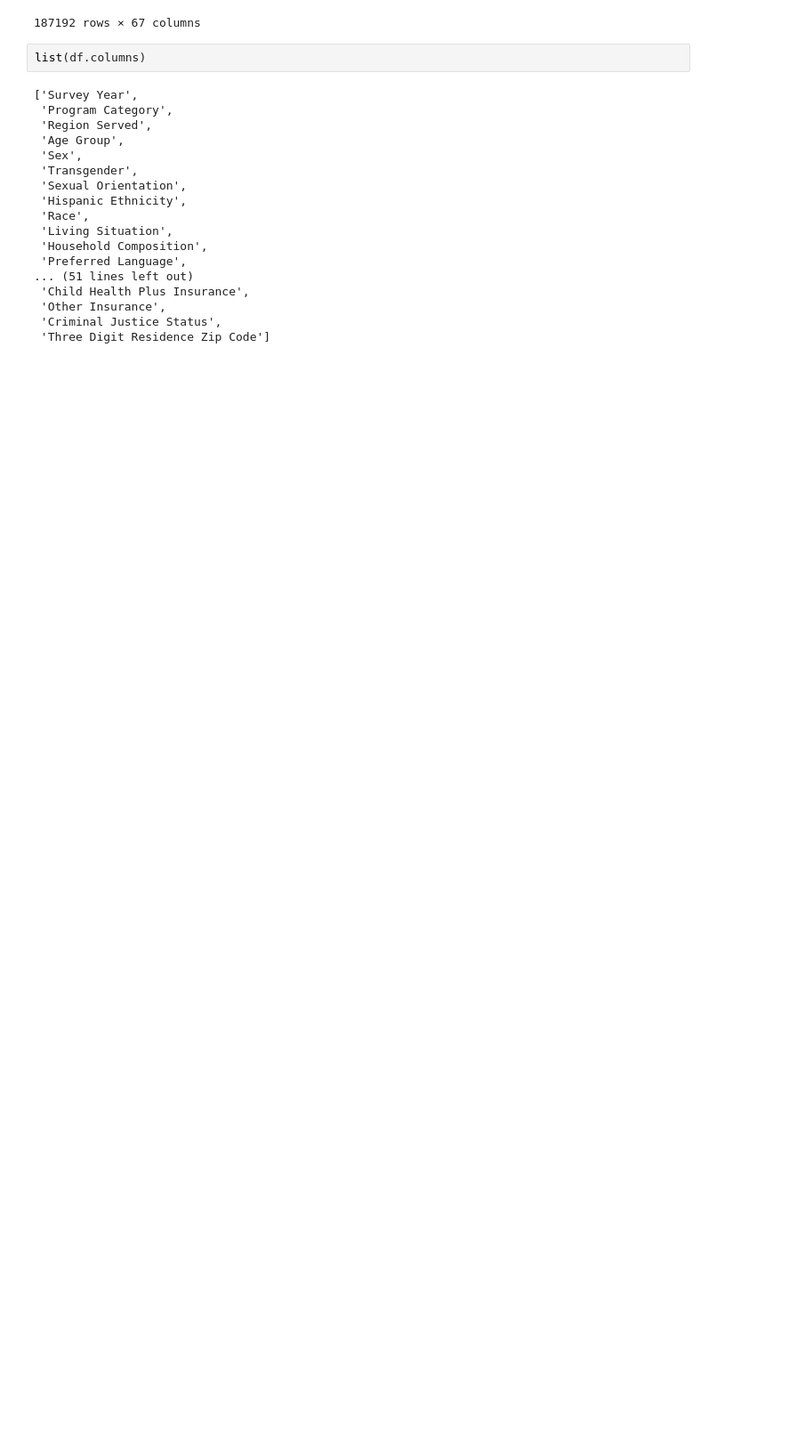
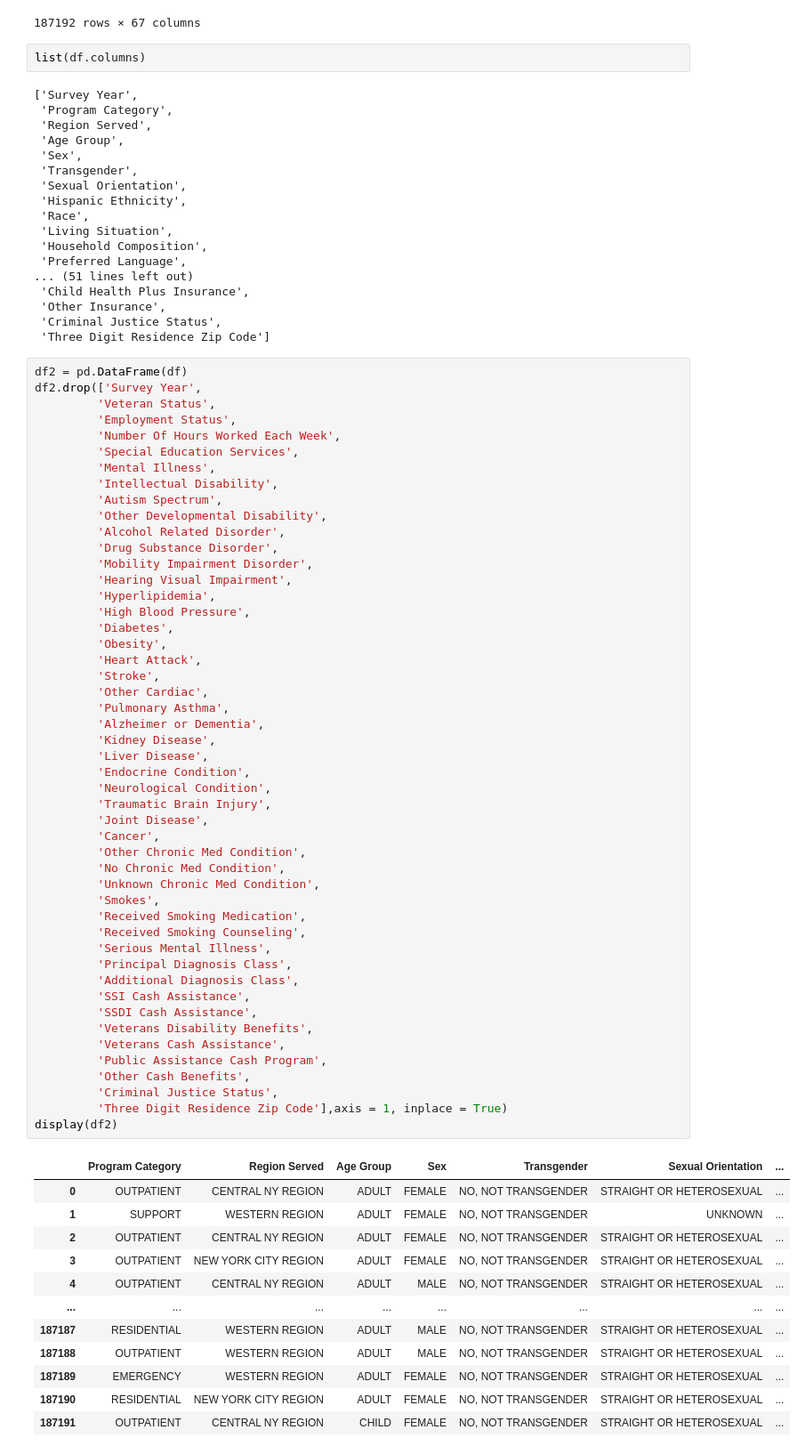
Before and after one commit to TheaClarisseDelosSantos/Sample, a Jupyter notebook: PatientDemographics.ipynb, the cells around one changed output. Shown: that part at 89% size. Saved outputs shown, nothing was run; the diff lists cells and outputs as text; blank space fills up the shorter version.

```diff
--- a/PatientDemographics.ipynb
+++ b/PatientDemographics.ipynb
@@ -42,3 +42,65 @@ list(df.columns)
  'Other Insurance',
  'Criminal Justice Status',
  'Three Digit Residence Zip Code']
+# %%
+df2 = pd.DataFrame(df)
+df2.drop(['Survey Year',
+         'Veteran Status',
+         'Employment Status',
+         'Number Of Hours Worked Each Week',
+         'Special Education Services',
+         'Mental Illness',
+         'Intellectual Disability',
+         'Autism Spectrum',
+         'Other Developmental Disability',
+         'Alcohol Related Disorder',
+         'Drug Substance Disorder',
+         'Mobility Impairment Disorder',
+         'Hearing Visual Impairment',
+         'Hyperlipidemia',
+         'High Blood Pressure',
+         'Diabetes',
+         'Obesity',
+         'Heart Attack',
+         'Stroke',
+         'Other Cardiac',
+         'Pulmonary Asthma',
+         'Alzheimer or Dementia',
+         'Kidney Disease',
+         'Liver Disease',
+         'Endocrine Condition',
+         'Neurological Condition',
+         'Traumatic Brain Injury',
+         'Joint Disease',
+         'Cancer',
+         'Other Chronic Med Condition',
+         'No Chronic Med Condition',
+         'Unknown Chronic Med Condition',
+         'Smokes',
+         'Received Smoking Medication',
+         'Received Smoking Counseling',
+         'Serious Mental Illness',
+         'Principal Diagnosis Class',
+         'Additional Diagnosis Class',
+         'SSI Cash Assistance',
+         'SSDI Cash Assistance',
+         'Veterans Disability Benefits',
+         'Veterans Cash Assistance',
+         'Public Assistance Cash Program',
+         'Other Cash Benefits',
+         'Criminal Justice Status',
+         'Three Digit Residence Zip Code'],axis = 1, inplace = True)
+display(df2)
+# %% [output]
+|  | Program Category | Region Served | Age Group | Sex | Transgender | Sexual Orientation | ... |
+| 0 | OUTPATIENT | CENTRAL NY REGION | ADULT | FEMALE | NO, NOT TRANSGENDER | STRAIGHT OR HETEROSEXUAL | ... |
+| 1 | SUPPORT | WESTERN REGION | ADULT | FEMALE | NO, NOT TRANSGENDER | UNKNOWN | ... |
+| 2 | OUTPATIENT | CENTRAL NY REGION | ADULT | FEMALE | NO, NOT TRANSGENDER | STRAIGHT OR HETEROSEXUAL | ... |
+| 3 | OUTPATIENT | NEW YORK CITY REGION | ADULT | FEMALE | NO, NOT TRANSGENDER | STRAIGHT OR HETEROSEXUAL | ... |
+| 4 | OUTPATIENT | CENTRAL NY REGION | ADULT | MALE | NO, NOT TRANSGENDER | STRAIGHT OR HETEROSEXUAL | ... |
+| ... | ... | ... | ... | ... | ... | ... | ... |
+| 187187 | RESIDENTIAL | WESTERN REGION | ADULT | MALE | NO, NOT TRANSGENDER | STRAIGHT OR HETEROSEXUAL | ... |
+| 187188 | OUTPATIENT | WESTERN REGION | ADULT | MALE | NO, NOT TRANSGENDER | STRAIGHT OR HETEROSEXUAL | ... |
+| 187189 | EMERGENCY | WESTERN REGION | ADULT | FEMALE | NO, NOT TRANSGENDER | STRAIGHT OR HETEROSEXUAL | ... |
+| 187190 | RESIDENTIAL | NEW YORK CITY REGION | ADULT | FEMALE | NO, NOT TRANSGENDER | STRAIGHT OR HETEROSEXUAL | ... |
+| 187191 | OUTPATIENT | CENTRAL NY REGION | CHILD | FEMALE | NO, NOT TRANSGENDER | STRAIGHT OR HETEROSEXUAL | ... |
```
Also changed, not shown: parts of 4 cells of this notebook, 1 other file.
